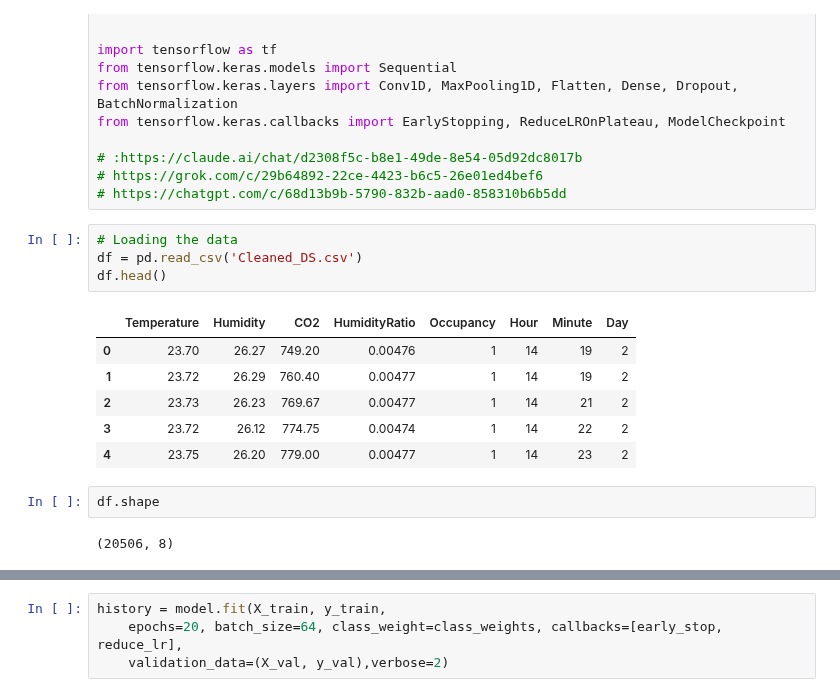
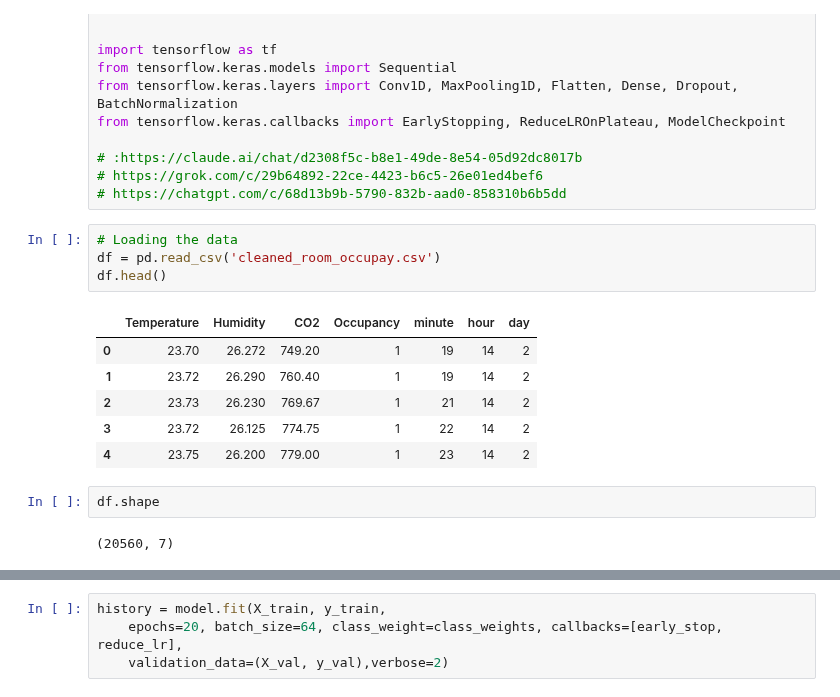
Before and after one commit to Mortti11/Deep_Learning, a Jupyter notebook: CNN_Times_series/tf.keras.ipynb, the cells around one changed output, grey strips where cells are left out. Drawn from its saved outputs; the diff is of its cells as text.

```diff
--- a/CNN_Times_series/tf.keras.ipynb
+++ b/CNN_Times_series/tf.keras.ipynb
@@ -21,19 +21,19 @@ from tensorflow.keras.callbacks import EarlyStopping, ReduceLROnPlateau, ModelCh
 # https://chatgpt.com/c/68d13b9b-5790-832b-aad0-858310b6b5dd
 # %%
 # Loading the data
-df = pd.read_csv('Cleaned_DS.csv')
+df = pd.read_csv('cleaned_room_occupay.csv')
 df.head()
 # %% [output]
-|  | Temperature | Humidity | CO2 | HumidityRatio | Occupancy | Hour | Minute | Day |
-| 0 | 23.70 | 26.27 | 749.20 | 0.00476 | 1 | 14 | 19 | 2 |
-| 1 | 23.72 | 26.29 | 760.40 | 0.00477 | 1 | 14 | 19 | 2 |
-| 2 | 23.73 | 26.23 | 769.67 | 0.00477 | 1 | 14 | 21 | 2 |
-| 3 | 23.72 | 26.12 | 774.75 | 0.00474 | 1 | 14 | 22 | 2 |
-| 4 | 23.75 | 26.20 | 779.00 | 0.00477 | 1 | 14 | 23 | 2 |
+|  | Temperature | Humidity | CO2 | Occupancy | minute | hour | day |
+| 0 | 23.70 | 26.272 | 749.20 | 1 | 19 | 14 | 2 |
+| 1 | 23.72 | 26.290 | 760.40 | 1 | 19 | 14 | 2 |
+| 2 | 23.73 | 26.230 | 769.67 | 1 | 21 | 14 | 2 |
+| 3 | 23.72 | 26.125 | 774.75 | 1 | 22 | 14 | 2 |
+| 4 | 23.75 | 26.200 | 779.00 | 1 | 23 | 14 | 2 |
 # %%
 df.shape
 # %% [output]
-(20506, 8)
+(20560, 7)
 # %%
 # Making label and features
 X = df.drop('Occupancy', axis=1).values
```
Also changed, not shown: parts of 6 cells of this notebook, 9 other files.
